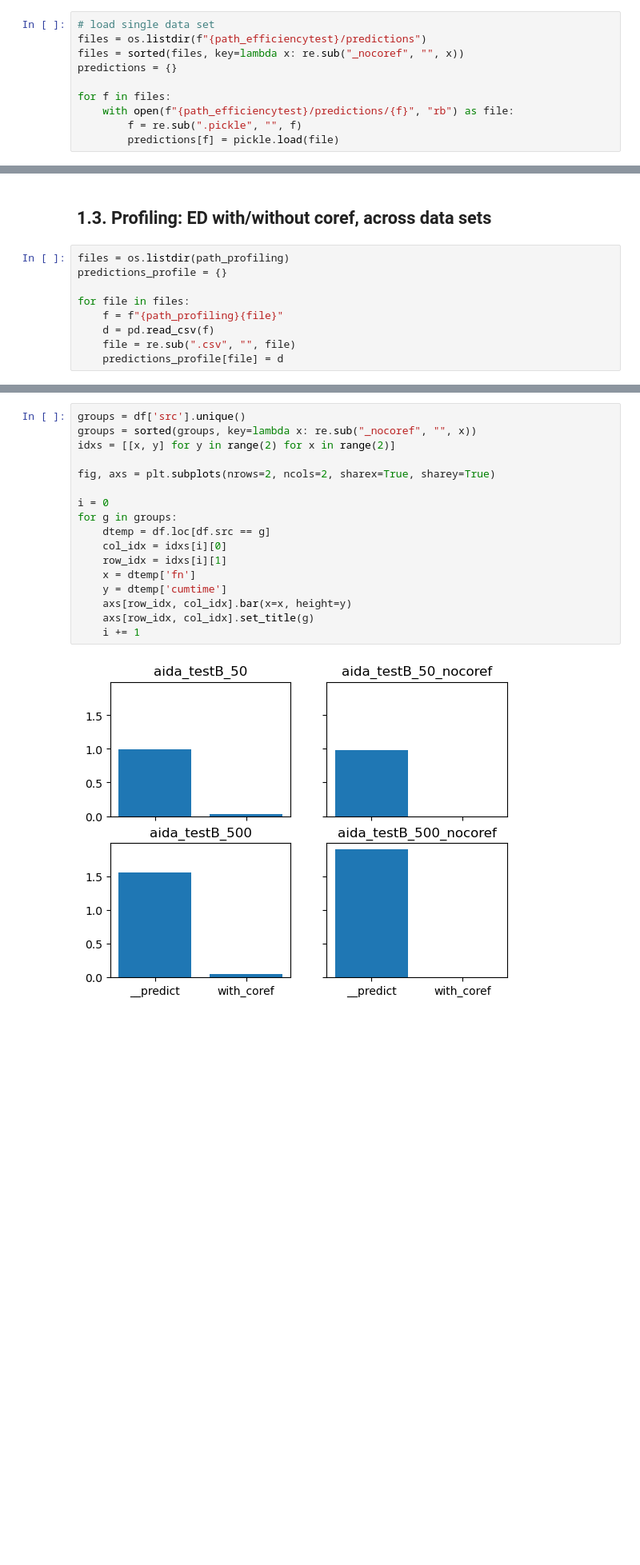
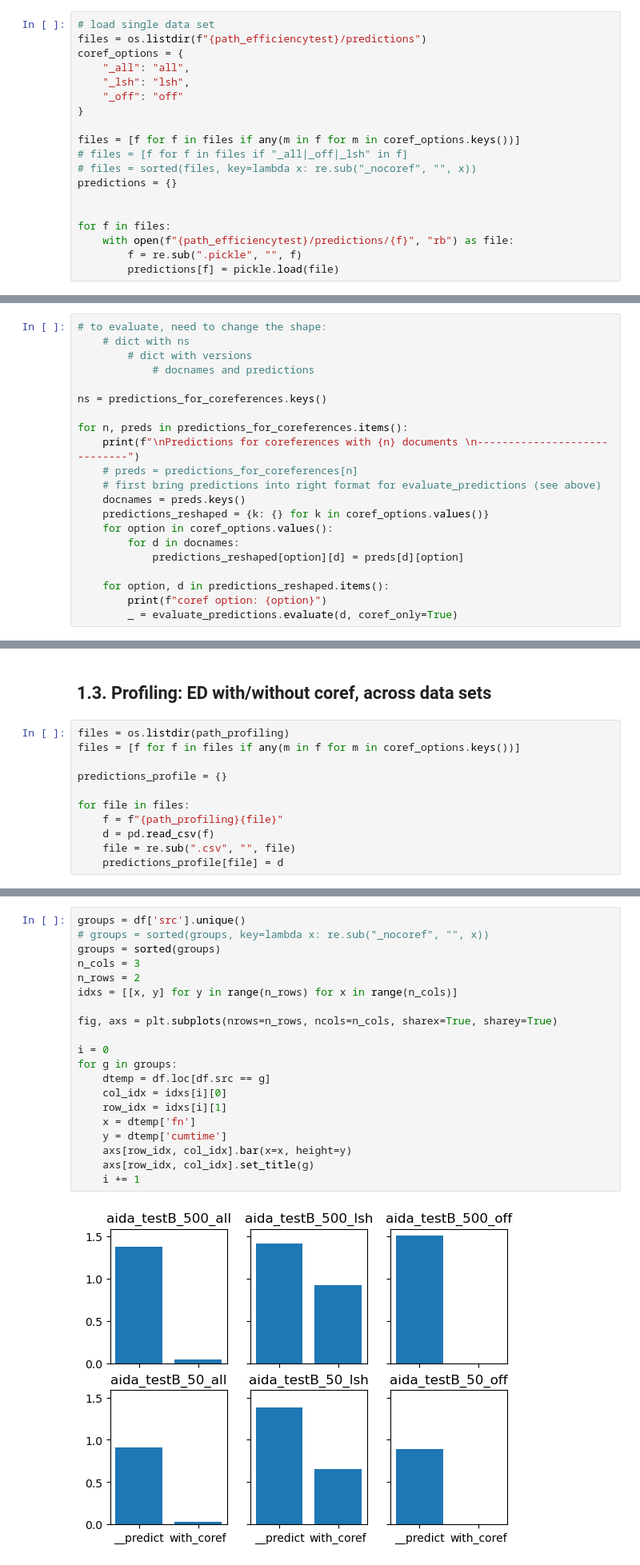
Before and after one commit to f-hafner/explore_coref, a Jupyter notebook: overview.ipynb, the cells around one changed output, grey strips where cells are left out. Shown at 80% size. Cells and saved outputs as stored; diff of their text form; blank space fills up the shorter version.

```diff
--- a/overview.ipynb
+++ b/overview.ipynb
@@ -79,8 +79,17 @@ Terminology
 # %%
 # load single data set
 files = os.listdir(f"{path_efficiencytest}/predictions")
-files = sorted(files, key=lambda x: re.sub("_nocoref", "", x))
+coref_options = {
+    "_all": "all",
+    "_lsh": "lsh",
+    "_off": "off"
+}
+
+files = [f for f in files if any(m in f for m in coref_options.keys())]
+# files = [f for f in files if "_all|_off|_lsh" in f]
+# files = sorted(files, key=lambda x: re.sub("_nocoref", "", x))
 predictions = {}
+
 
 for f in files:
     with open(f"{path_efficiencytest}/predictions/{f}", "rb") as file:
@@ -156,0 +147,21 @@ Results: PMD RMD FMD PEL REL FEL: 90.7% 36.9% 52.5% | 76.8% 31.3% 44.4%
+# %%
+# to evaluate, need to change the shape:
+    # dict with ns
+        # dict with versions
+            # docnames and predictions
+
+ns = predictions_for_coreferences.keys()
+
+for n, preds in predictions_for_coreferences.items():
+    print(f"\nPredictions for coreferences with {n} documents \n-----------------------------")
+    # preds = predictions_for_coreferences[n]
+    # first bring predictions into right format for evaluate_predictions (see above)
+    docnames = preds.keys()
+    predictions_reshaped = {k: {} for k in coref_options.values()}
+    for option in coref_options.values():
+        for d in docnames:
+            predictions_reshaped[option][d] = preds[d][option]
+
+    for option, d in predictions_reshaped.items():
+        print(f"coref option: {option}")
+        _ = evaluate_predictions.evaluate(d, coref_only=True)
@@ -168,6 +197,8 @@ Notes
 ## 1.3. Profiling: ED with/without coref, across data sets
 # %%
 files = os.listdir(path_profiling)
+files = [f for f in files if any(m in f for m in coref_options.keys())]
+
 predictions_profile = {}
 
 for file in files:
@@ -188,23 +221,26 @@ for filename, d in predictions_profile.items():
 df = pd.concat(d_list)
 # %%
 groups = df['src'].unique()
-groups = sorted(groups, key=lambda x: re.sub("_nocoref", "", x))
-idxs = [[x, y] for y in range(2) for x in range(2)]
+# groups = sorted(groups, key=lambda x: re.sub("_nocoref", "", x))
+groups = sorted(groups)
+n_cols = 3
+n_rows = 2
+idxs = [[x, y] for y in range(n_rows) for x in range(n_cols)]
 
-fig, axs = plt.subplots(nrows=2, ncols=2, sharex=True, sharey=True)
+fig, axs = plt.subplots(nrows=n_rows, ncols=n_cols, sharex=True, sharey=True)
 
 i = 0
 for g in groups:
     dtemp = df.loc[df.src == g]
     col_idx = idxs[i][0]
     row_idx = idxs[i][1]
     x = dtemp['fn']
     y = dtemp['cumtime']
     axs[row_idx, col_idx].bar(x=x, height=y)
     axs[row_idx, col_idx].set_title(g)
     i += 1
 # %% [output]
-[figure, old version]
+[figure, new version]
 # %% [markdown]
 ## 1.4 Time complexity
 
```
Also changed, not shown: parts of 5 cells of this notebook.
